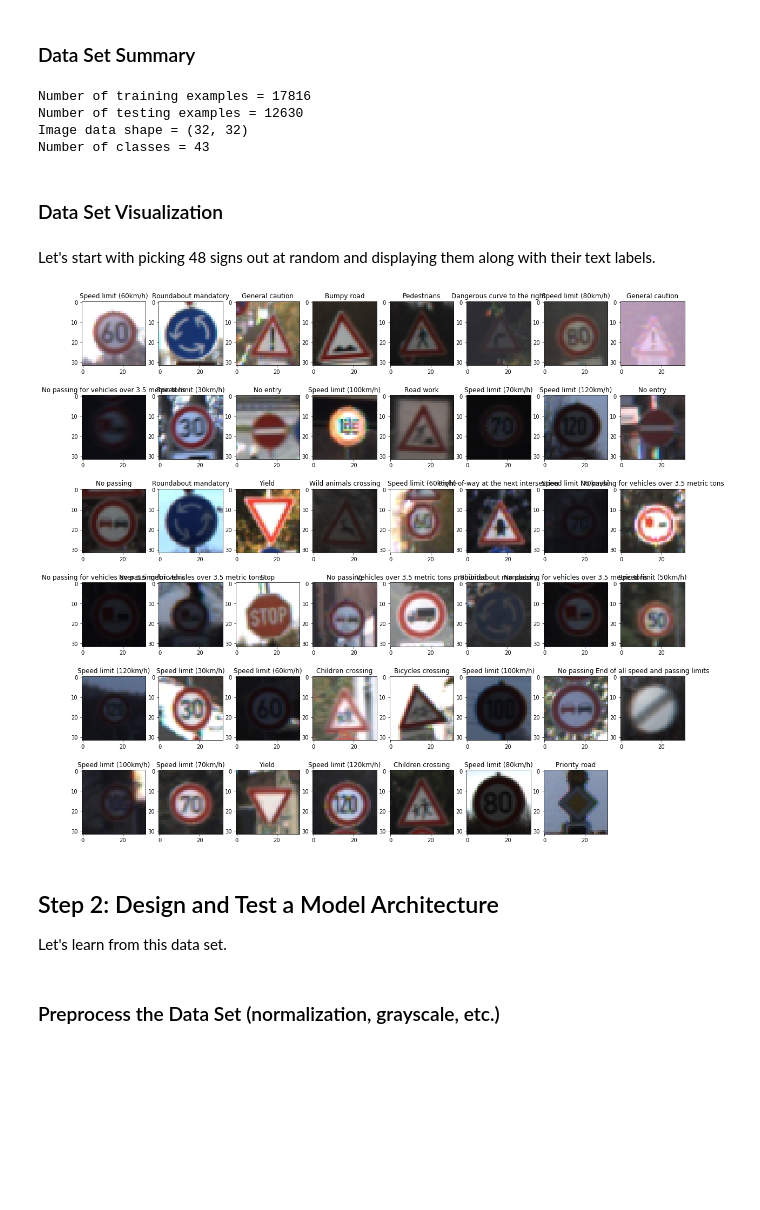
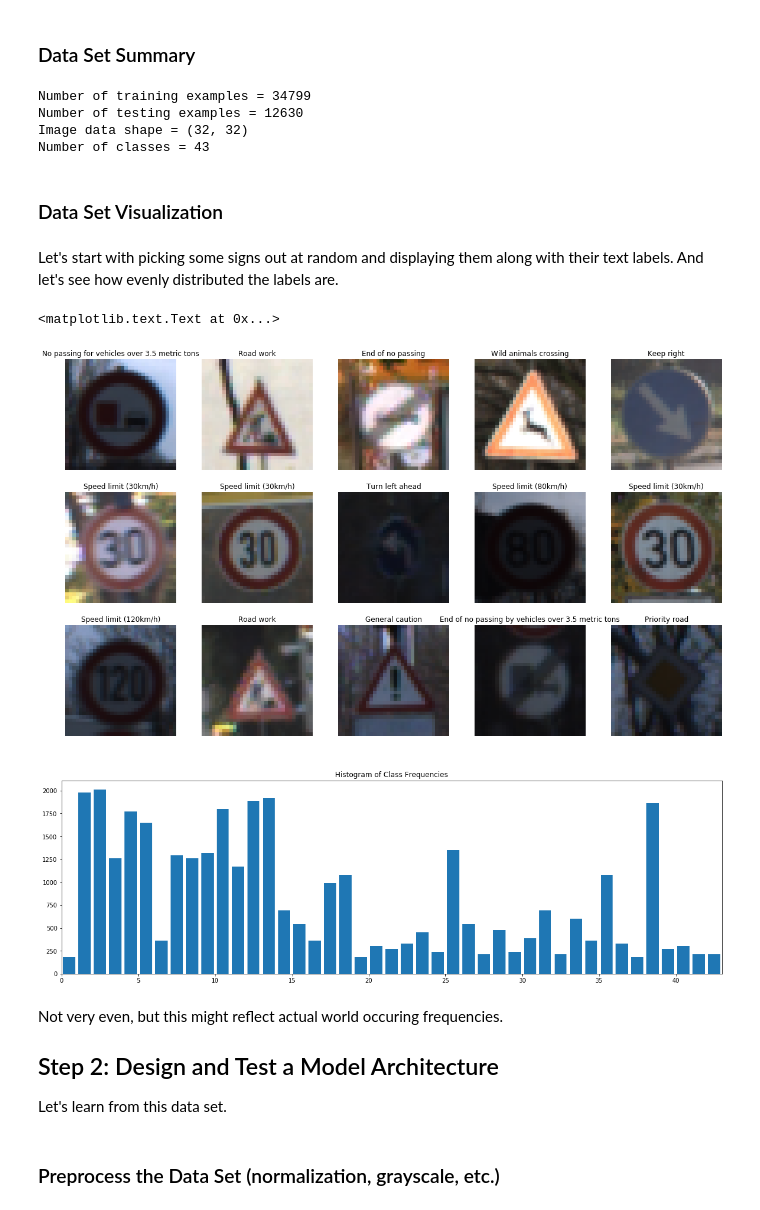
Before and after one commit to tjacobs/CarND-Traffic-Sign-Classifier-Project, a Jupyter notebook: Traffic_Sign_Classifier.ipynb, the cells around one changed output. Drawn from its saved outputs; the diff is of its cells as text; code cells hidden in the pictures; blank space fills up the shorter version.

```diff
--- a/Traffic_Sign_Classifier.ipynb
+++ b/Traffic_Sign_Classifier.ipynb
@@ -21,8 +19,8 @@ with open(training_file, mode='rb') as f:
 with open(testing_file, mode='rb') as f:
     test = pickle.load(f)
 
-X_train, y_train = train['features'], train['labels']
-X_test, y_test = test['features'], test['labels']
+X_train_raw, y_train_raw = train['features'], train['labels']
+X_test_raw, y_test_raw = test['features'], test['labels']
 # %% [markdown]
 
 ## Step 1: Dataset Summary & Exploration
@@ -40,56 +38,67 @@ Let's take a look at the data. The pickled data is a dictionary with 4 key/value
 ### Data Summary
 
 # Number of training examples
-n_train = X_train.shape[0]
+n_train = X_train_raw.shape[0]
 
 # Number of testing examples.
-n_test = X_test.shape[0]
+n_test = X_test_raw.shape[0]
 
 # What's the shape of an traffic sign image?
-image_shape = (X_train.shape[1], X_train.shape[2])
+image_shape = (X_train_raw.shape[1], X_train_raw.shape[2])
 
 # How many unique classes/labels there are in the dataset.
-n_classes = len( set( y_train ) )
+n_classes = len( set( y_train_raw ) )
 
 print("Number of training examples =", n_train)
 print("Number of testing examples =", n_test)
 print("Image data shape =", image_shape)
 print("Number of classes =", n_classes)
 # %% [output]
-Number of training examples = 17816
+Number of training examples = 34799
 Number of testing examples = 12630
 Image data shape = (32, 32)
 Number of classes = 43
 # %% [markdown]
 ### Data Set Visualization
 # %% [markdown]
-Let's start with picking 48 signs out at random and displaying them along with their text labels.
+Let's start with picking some signs out at random and displaying them along with their text labels. And let's see how evenly distributed the labels are.
 # %%
 # 3rd code cell
 ### Data exploration visualization
 import matplotlib.pyplot as plt
 %matplotlib inline
 from random import randint
 import pandas as pd
+import numpy as np
 
 # Read sign names
 sn = pd.read_csv('./signnames.csv')
 
-# Plot 48 signs at random
-fig = plt.figure(figsize=(20,25))
-for i in range(1,48):
-    a = fig.add_subplot(8,8,i)
+# Plot 15 signs at random
+fig = plt.figure(figsize=(20,20))
+for i in range(1,16):
+    a = fig.add_subplot(5,5,i)
     signidx = randint(0, n_train)
-    plt.imshow(X_train[signidx])
-    code = int(y_train[signidx])
+    plt.imshow(X_train_raw[signidx])
+    code = int(y_train_raw[signidx])
     plt.title( sn.iloc[code, 1] )
+    plt.axis('off')
 
-
-# TODO: Plot histogram of class frequency
-# TODO: Plot many examples of a selection of classes
+# Plot histogram of class frequency
+histogram = np.histogram(y_train_raw, bins=n_classes, range=(0, n_classes))
+fig = plt.figure(figsize=(20,6))
+bin_edges = histogram[1]
+bin_centers = (bin_edges[1:]  + bin_edges[0:len(bin_edges)-1])/2
+plt.bar(bin_centers, histogram[0])
+plt.xlim(0, n_classes)
+plt.title('Histogram of Class Frequencies')
 # %% [output]
+<matplotlib.text.Text at 0x...>
-[figure, old version]
+[figure, new version]
+[figure, added]
 # %% [markdown]
+Not very even, but this might reflect actual world occuring frequencies.
+
 
 ## Step 2: Design and Test a Model Architecture
 
```
Also changed, not shown: parts of 15 cells of this notebook, 12 other files.
